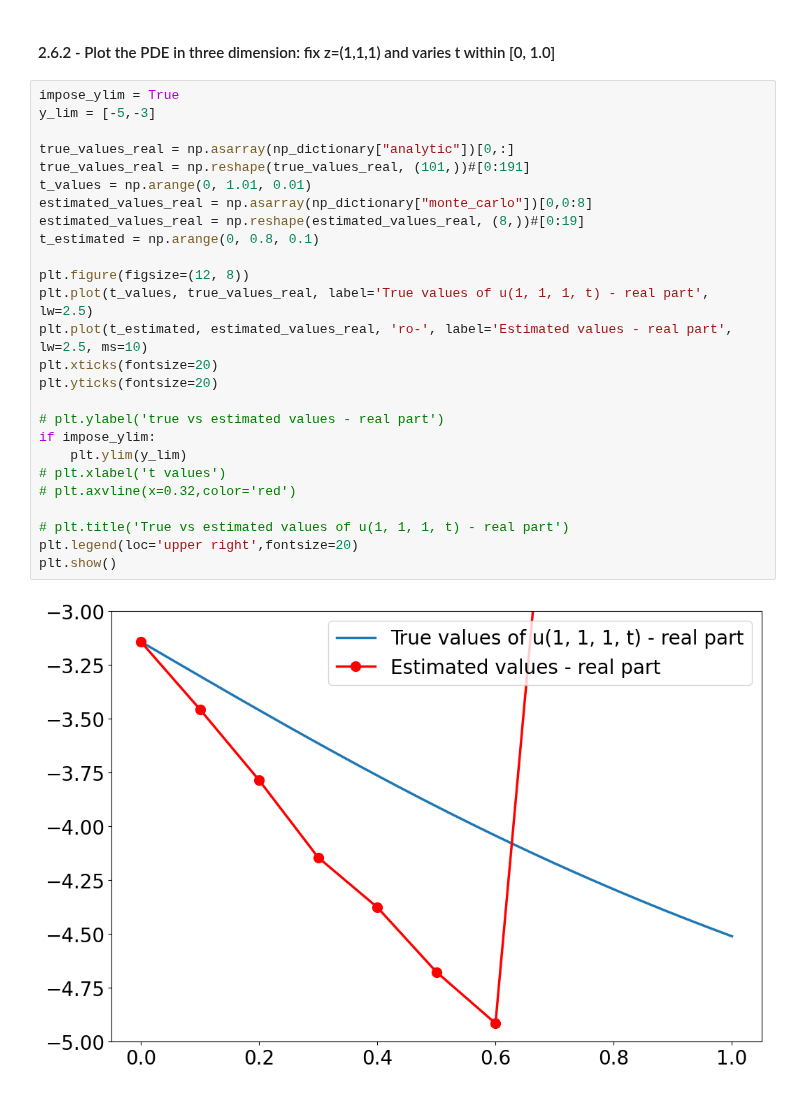
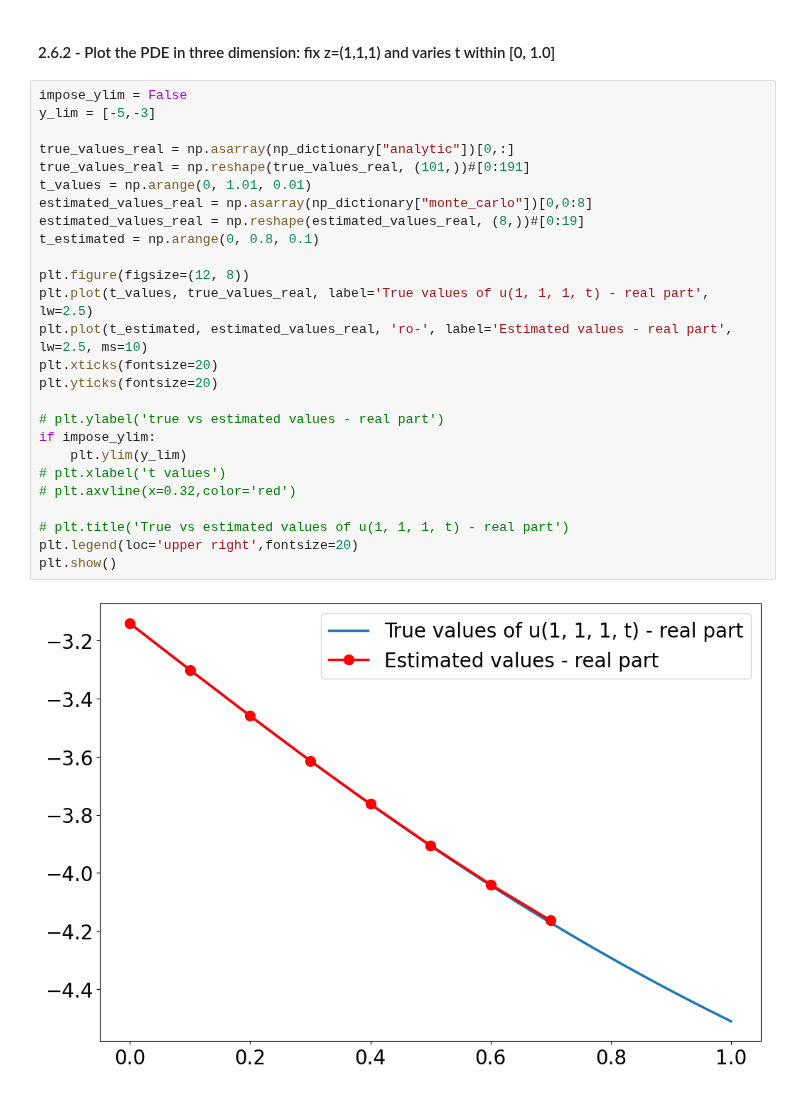
Before and after one commit to chanjuanyin/Fully_Nonlinear_Wave, a Jupyter notebook: Simulation_01/Plot_history.ipynb, the cells around one changed output. Drawn from its saved outputs; the diff is of its cells as text.

```diff
--- a/Simulation_01/Plot_history.ipynb
+++ b/Simulation_01/Plot_history.ipynb
@@ -549,31 +549,31 @@ for file_name in os_listdir:
 <a name='2-6-2'></a>
 #### 2.6.2 - Plot the PDE in three dimension: fix z=(1,1,1) and varies t within [0, 1.0]
 # %%
-impose_ylim = True
+impose_ylim = False
 y_lim = [-5,-3]
 
 true_values_real = np.asarray(np_dictionary["analytic"])[0,:]
 true_values_real = np.reshape(true_values_real, (101,))#[0:191]
 t_values = np.arange(0, 1.01, 0.01)
 estimated_values_real = np.asarray(np_dictionary["monte_carlo"])[0,0:8]
 estimated_values_real = np.reshape(estimated_values_real, (8,))#[0:19]
 t_estimated = np.arange(0, 0.8, 0.1)
 
 plt.figure(figsize=(12, 8))
 plt.plot(t_values, true_values_real, label='True values of u(1, 1, 1, t) - real part', lw=2.5)
 plt.plot(t_estimated, estimated_values_real, 'ro-', label='Estimated values - real part', lw=2.5, ms=10)
 plt.xticks(fontsize=20)
 plt.yticks(fontsize=20)
 
 # plt.ylabel('true vs estimated values - real part')
 if impose_ylim:
     plt.ylim(y_lim)
 # plt.xlabel('t values')
 # plt.axvline(x=0.32,color='red')
 
 # plt.title('True vs estimated values of u(1, 1, 1, t) - real part')
 plt.legend(loc='upper right',fontsize=20)
 plt.show()
 # %% [output]
-[figure, old version]
+[figure, new version]
 # %%
```
Also changed, not shown: parts of 9 cells of this notebook, 14 other files.
